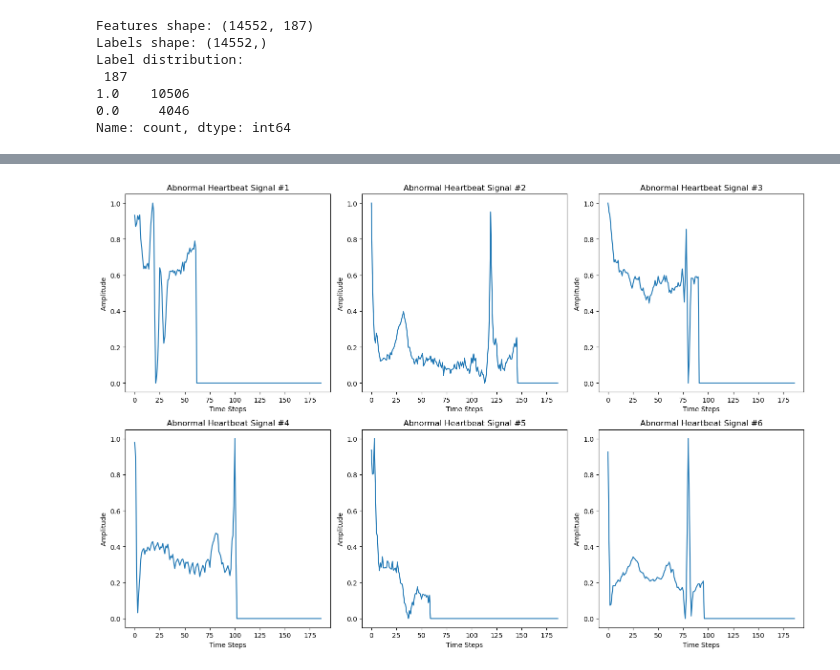
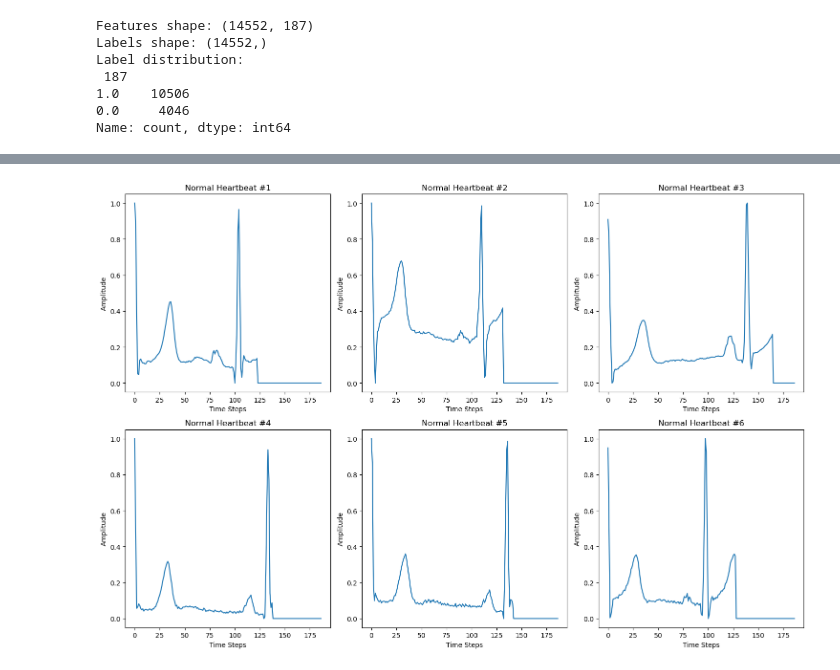
Before and after one commit to arilui/EKGenie, a Jupyter notebook: HawraaJupyter.ipynb, the cells around one changed output, grey strips where cells are left out. Cells and saved outputs as stored; diff of their text form; code cells hidden in the pictures.

Commit message:
pushing correct code of visualization

```diff
--- a/HawraaJupyter.ipynb
+++ b/HawraaJupyter.ipynb
@@ -19,11 +19,3 @@ print("Path to dataset files:", path)
 Downloading from https://www.kaggle.com/api/v1/datasets/download/shayanfazeli/heartbeat?dataset_version_number=1...
 Extracting files...
 Path to dataset files: C:\Users\hawra\.cache\kagglehub\datasets\shayanfazeli\heartbeat\versions\1
-# %%
-def load_data(path):
-    normal = pd.read_csv(os.path.join(path, "ptbdb_normal.csv"), header=None)
-    abnormal = pd.read_csv(os.path.join(path, "ptbdb_abnormal.csv"), header=None)
-    return normal, abnormal
-
-# Call the function
-normal, abnormal = load_data(path)
@@ -51,10 +21,0 @@ First 5 rows of normal data:
-# %%
-classes = normal.iloc[:, -1].unique()
-plt.figure(figsize=(15, 10))
-for i, cls in enumerate(classes):
-    plt.subplot(2, 3, i + 1)
-    sample = normal[normal.iloc[:, -1] == cls].iloc[0, :-1]
-    plt.plot(sample.values)
-    plt.title(f"Normal Heartbeat Class {cls}")
-plt.tight_layout()
-plt.show()
@@ -84,10 +21,0 @@ First 5 rows of abnormal data:
-# %%
-classes = abnormal.iloc[:, -1].unique()
-plt.figure(figsize=(15, 10))
-for i, cls in enumerate(classes):
-    plt.subplot(2, 3, i + 1)
-    sample = abnormal[abnormal.iloc[:, -1] == cls].iloc[0, :-1]
-    plt.plot(sample.values)
-    plt.title(f"abnormal Heartbeat Class {cls}")
-plt.tight_layout()
-plt.show()
@@ -133,14 +71,15 @@ plt.show()
 # %%
 fig, ax = plt.subplots(nrows=2, ncols=3, figsize=(15, 10))
 ax = ax.flatten()
-for i in range(len(normal), len(normal) + 6):
-    plt.subplot(2, 3, i - len(normal) + 1)
-    plt.plot(X.iloc[i])
-    plt.title(f"Abnormal Heartbeat Signal #{i - len(normal) + 1}")
-    plt.xlabel("Time Steps")
-    plt.ylabel("Amplitude")
+
+# Plot 6 normal heartbeats starting from index 0
+for i in range(6):
+    ax[i].plot(X.iloc[i])
+    ax[i].set_title(f"Normal Heartbeat #{i + 1}")
+    ax[i].set_xlabel("Time Steps")
+    ax[i].set_ylabel("Amplitude")
 
 plt.tight_layout()
 plt.show()
 # %% [output]
-[figure, old version]
+[figure, new version]
```
Also changed, not shown: parts of 8 cells of this notebook.
